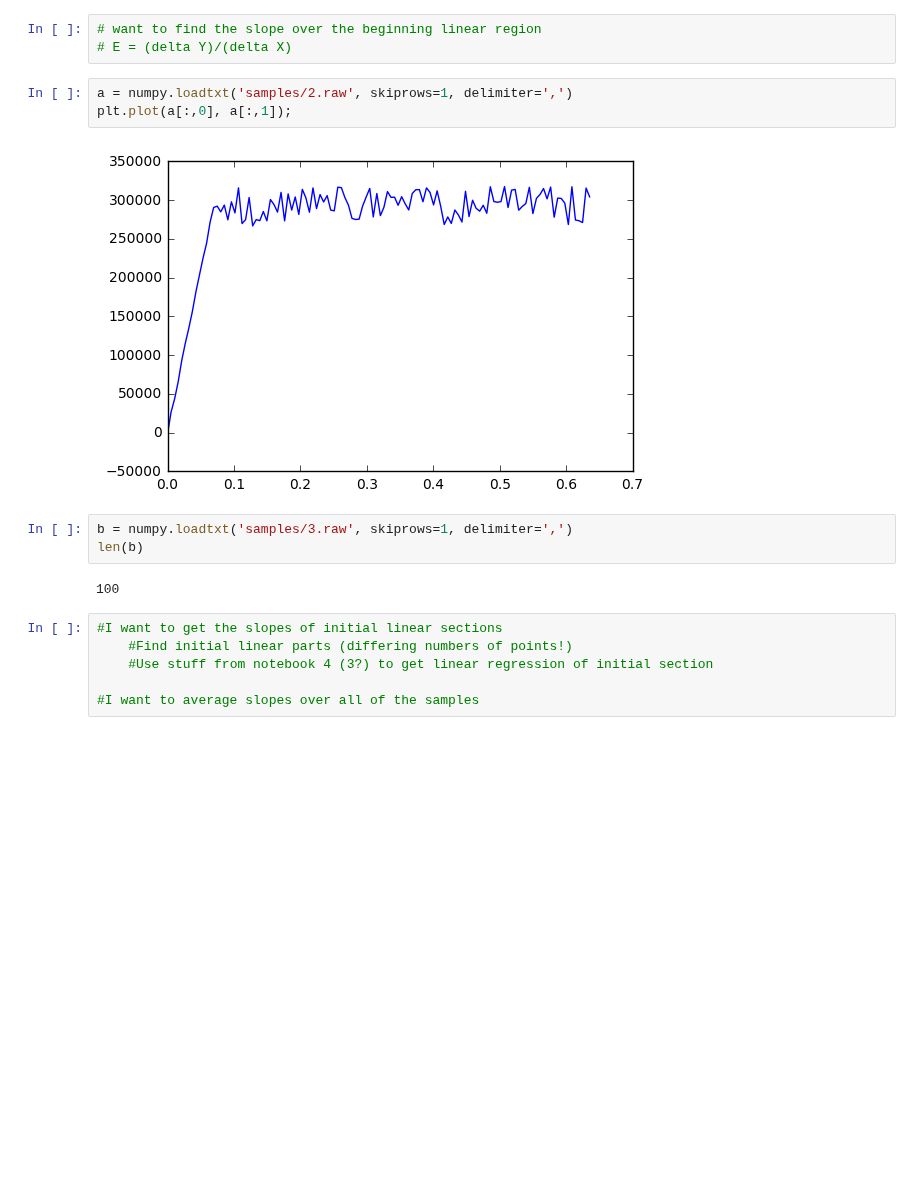
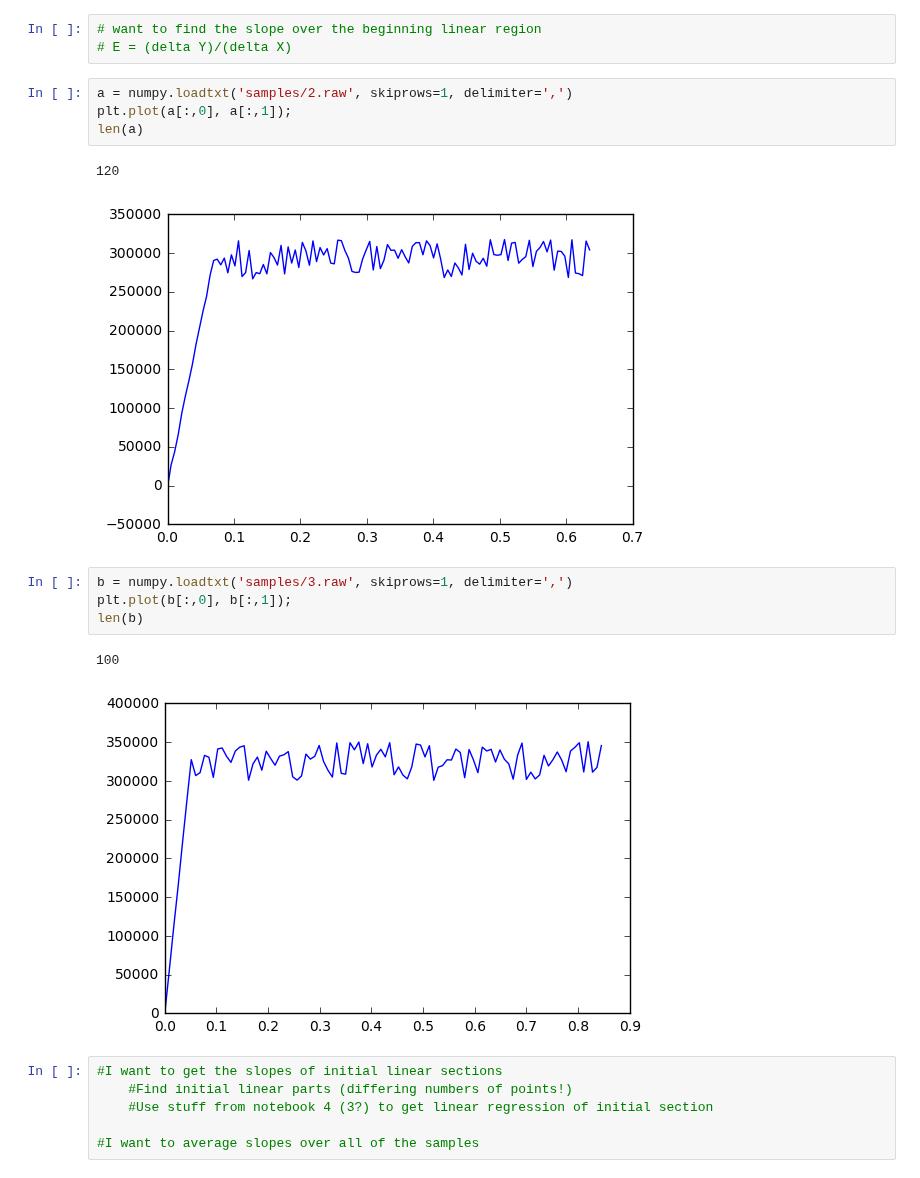
Before and after one commit to KatelynBoettcher/project1, a Jupyter notebook: KRB-Scratch.ipynb, the cells around one changed output. Cells and saved outputs as stored; diff of their text form; blank space fills up the shorter version.

Commit message:
Observations between number of points and plot characteristics were added to jupyter notebook

```diff
--- a/KRB-Scratch.ipynb
+++ b/KRB-Scratch.ipynb
@@ -14,13 +16,17 @@ plt.plot(a[:,0], a[:,1]);
 # %%
 a = numpy.loadtxt('samples/2.raw', skiprows=1, delimiter=',')
 plt.plot(a[:,0], a[:,1]);
+len(a)
 # %% [output]
+120
 [figure]
 # %%
 b = numpy.loadtxt('samples/3.raw', skiprows=1, delimiter=',')
+plt.plot(b[:,0], b[:,1]);
 len(b)
 # %% [output]
 100
+[figure, added]
 # %%
 #I want to get the slopes of initial linear sections
     #Find initial linear parts (differing numbers of points!)
```
Also changed, not shown: parts of 2 cells of this notebook.
